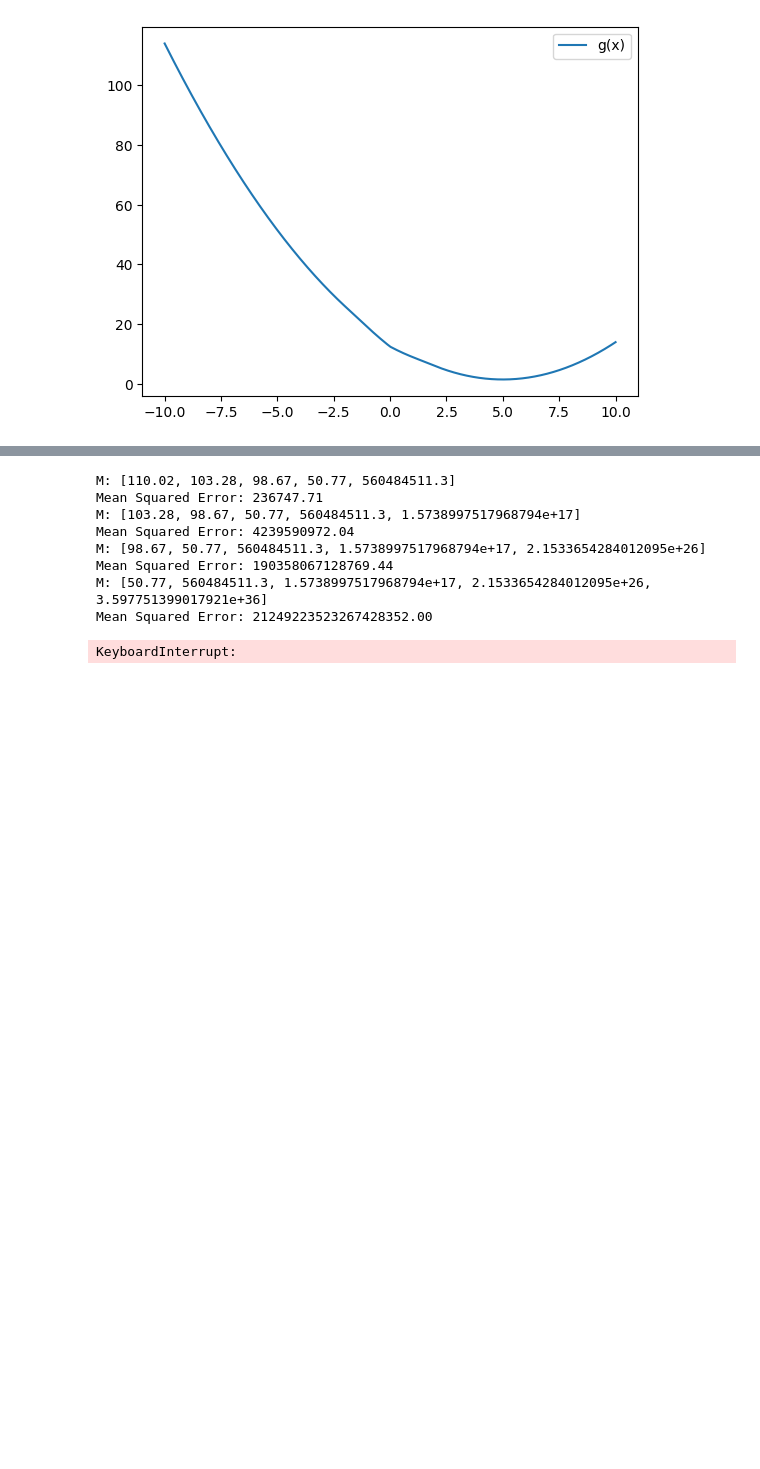
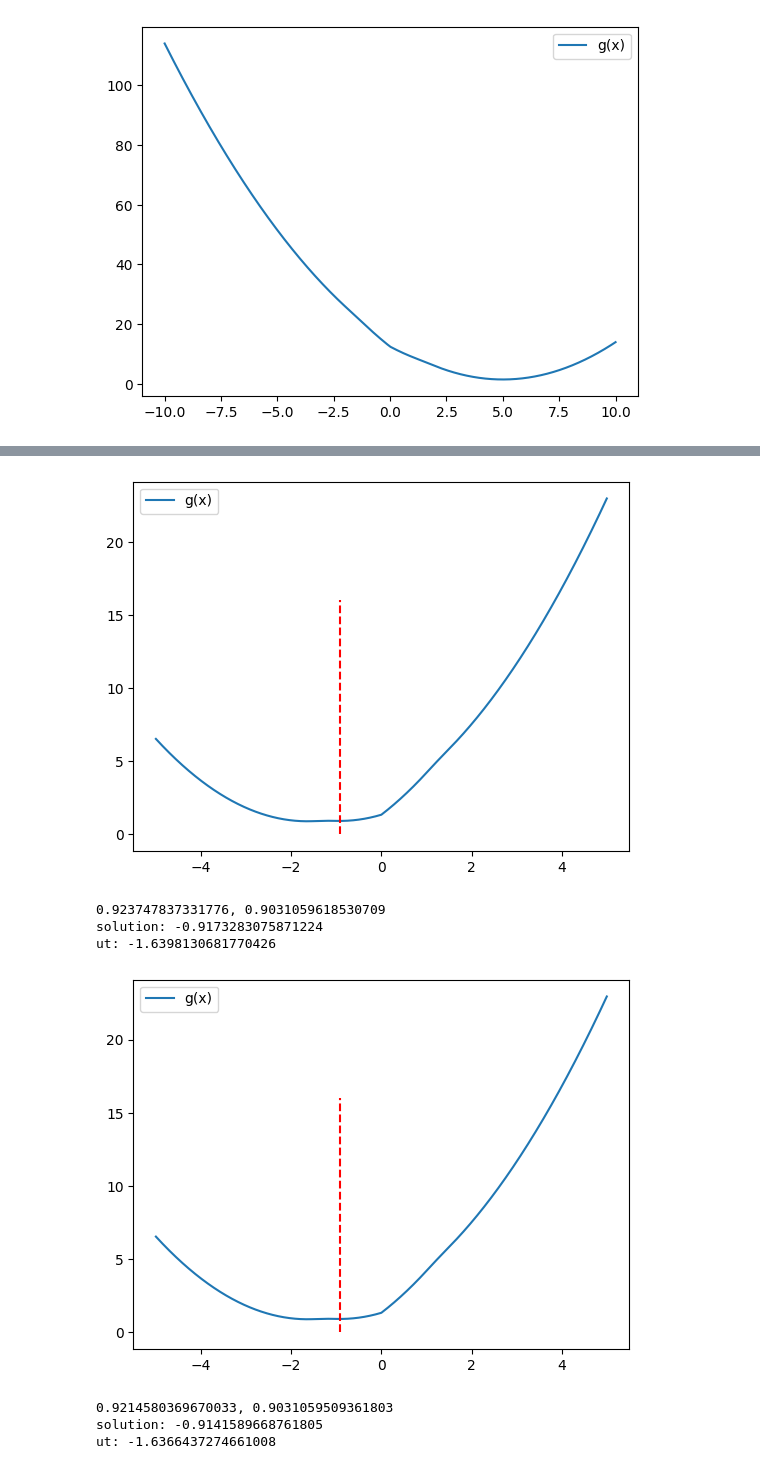
Before and after one commit to yqy2001/MLA-code, a Jupyter notebook: code.ipynb, the cells around one changed output, grey strips where cells are left out. Saved outputs shown, nothing was run; the diff lists cells and outputs as text; code cells hidden in the pictures; blank space fills up the shorter version.

```diff
--- a/code.ipynb
+++ b/code.ipynb
@@ -53,7 +53,7 @@ import math
 
 rand_generator = np.random.default_rng(seed=0)
 
-gamma1, gamma2 = 1, 2
+gamma1, gamma2 = 1, 1.5
 def penalty_func(theta, gamma1=gamma1, gamma2=gamma2):
     """
     Penalty Function
@@ -70,7 +70,7 @@ def penalty_func(theta, gamma1=gamma1, gamma2=gamma2):
 # construct A, x_solution, b
 m, n = 2 ** 10, 2 ** 12
 # A: shape [m, n], mean 0, variance 1 / 2n
-A = rand_generator.normal(0, 1 / math.sqrt(n), (m, n))
+A = rand_generator.normal(0, 1 / math.sqrt(2 * n), (m, n))
 x_solution = np.zeros(n)
 random_positions = rand_generator.choice(range(n), size=160, replace=False)
 for i in random_positions:
@@ -131,36 +131,38 @@ def solve_sub(ut, alpha):
     # print(solution_set, [sub_function(i) for i in solution_set], solution)
     solution = solution if not negative else (- solution)
 
-    # # check whether solution is the minimizer
-    # x = np.linspace(-5, 5, 10000)
-    # y = [sub_function(i) for i in x]
-    # if not sub_function(solution) <= min(y) and abs(sub_function(solution) - min(y)) >= 0.01:
-    #     print(f"{sub_function(solution)}, {min(y)}")
-    #     print(f"solution: {solution}")
-    #     print(f"ut: {ut}")
-    #     plt.plot(x, y, label='g(x)')
-    #     plt.vlines(solution, 0, 16, colors = "r", linestyles = "dashed")
-    #     plt.legend()
-    #     plt.show()
+    # if t > 600:
+    # check whether solution is the minimizer
+    x = np.linspace(-5, 5, 10000)
+    y = [sub_function(i) for i in x]
+    if not sub_function(solution) <= min(y) and abs(sub_function(solution) - min(y)) >= 0.01:
+        print(f"{sub_function(solution)}, {min(y)}")
+        print(f"solution: {solution}")
+        print(f"ut: {ut}")
+        plt.plot(x, y, label='g(x)')
+        plt.vlines(solution, 0, 16, colors = "r", linestyles = "dashed")
+        plt.legend()
+        plt.show()
 
     return solution
 
 
-xt = np.ones(n)  # initial guess of xt
-M_queue = [main_func(xt)] * 5
-for i in range(100):
+xt = np.zeros(n)  # initial guess of xt
+M_queue = [main_func(xt)] * 6
+for t in range(1000):
     # choose alpha_t
-    if i != 0:
+    if t != 0:
         # bb step size
-        st = xt - x_old
+        st = xt - x_old  # x_t - x_{t-1}
         alpha = np.linalg.norm(np.dot(A, st)) ** 2 / (np.linalg.norm(st) ** 2)
         assert alpha > alpha_min and alpha < alpha_max
         # print(f"alpha: {alpha}")
     else:
-        alpha = 10
+        alpha = 100
 
     x_old = xt
-    for _ in range(10000):
+    # inner loop to find x_{t+1}
+    for _ in range(10):
         # solution of sub-problem
         ut = xt - np.matmul(A.transpose(), np.matmul(A, xt) - b) / alpha
         xt = np.array([solve_sub(i, alpha=alpha) for i in ut])
@@ -184,5 +186,7 @@ for i in range(100):
     if np.linalg.norm(xt - x_solution) < 1:
         break
 
-    print(f"Mean Squared Error: {np.linalg.norm(xt - x_solution):.2f}")
+    print(f"Epoch {t}, Mean Squared Error: {np.linalg.norm(xt - x_solution):.2f}")
+
+print(xt)
 # %% [output]
@@ -209,9 +210,8 @@ Mean Squared Error: 22.35
+[figure, added]
-M: [110.02, 103.28, 98.67, 50.77, 560484511.3]
-Mean Squared Error: 236747.71
-M: [103.28, 98.67, 50.77, 560484511.3, 1.5738997517968794e+17]
-Mean Squared Error: 4239590972.04
-M: [98.67, 50.77, 560484511.3, 1.5738997517968794e+17, 2.1533654284012095e+26]
-Mean Squared Error: 190358067128769.44
-M: [50.77, 560484511.3, 1.5738997517968794e+17, 2.1533654284012095e+26, 3.597751399017921e+36]
-Mean Squared Error: 21249223523267428352.00
+0.923747837331776, 0.9031059618530709
+solution: -0.9173283075871224
+ut: -1.6398130681770426
+[figure, added]
-KeyboardInterrupt:
+0.9214580369670033, 0.9031059509361803
+solution: -0.9141589668761805
+ut: -1.6366437274661008
```
Also changed, not shown: parts of 1 cell of this notebook, 5 other files.
